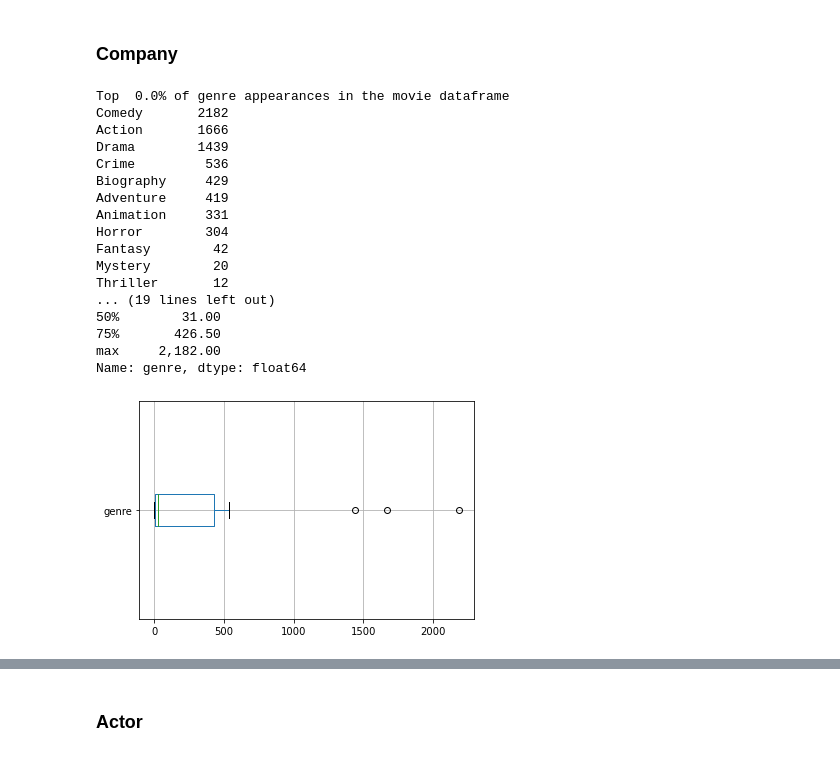
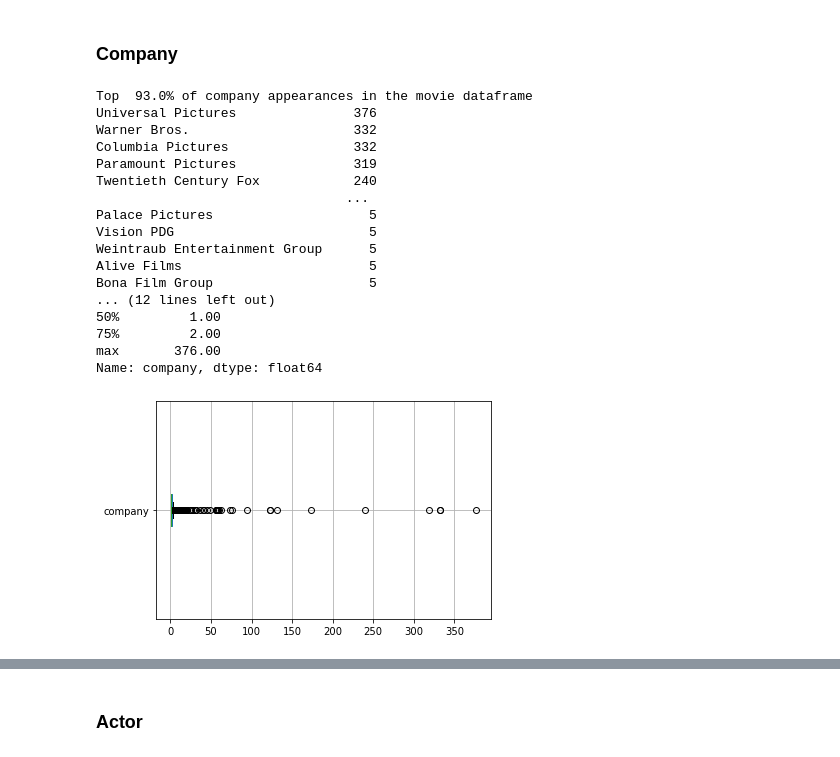
Before and after one commit to AleksKostrycka/Movie_Review_Project, a Jupyter notebook: Statistical_Analysis_Advanced.ipynb, the cells around one changed output, grey strips where cells are left out. Saved outputs shown, nothing was run; the diff lists cells and outputs as text; code cells hidden in the pictures.

```diff
--- a/Statistical_Analysis_Advanced.ipynb
+++ b/Statistical_Analysis_Advanced.ipynb
@@ -297,23 +322,2 @@ Name: score, dtype: float64
 # %% [markdown]
 ### Company
-# %%
-count_cutoff("genre", .0)
-# %% [output]
-Top  0.0% of genre appearances in the movie dataframe
-Comedy       2182
-Action       1666
-Drama        1439
-Crime         536
-Biography     429
-Adventure     419
-Animation     331
-Horror        304
-Fantasy        42
-Mystery        20
-Thriller       12
-... (19 lines left out)
-50%        31.00
-75%       426.50
-max     2,182.00
-Name: genre, dtype: float64
-[figure, removed]
@@ -320 +326,22 @@ Name: genre, dtype: float64
+# %%
+count_cutoff("company", .93)
+# %% [output]
+Top  93.0% of company appearances in the movie dataframe
+Universal Pictures               376
+Warner Bros.                     332
+Columbia Pictures                332
+Paramount Pictures               319
+Twentieth Century Fox            240
+                                ...
+Palace Pictures                    5
+Vision PDG                         5
+Weintraub Entertainment Group      5
+Alive Films                        5
+Bona Film Group                    5
+... (12 lines left out)
+50%         1.00
+75%         2.00
+max       376.00
+Name: company, dtype: float64
+[figure, added]
 # %%
```
Also changed, not shown: parts of 21 cells of this notebook.
